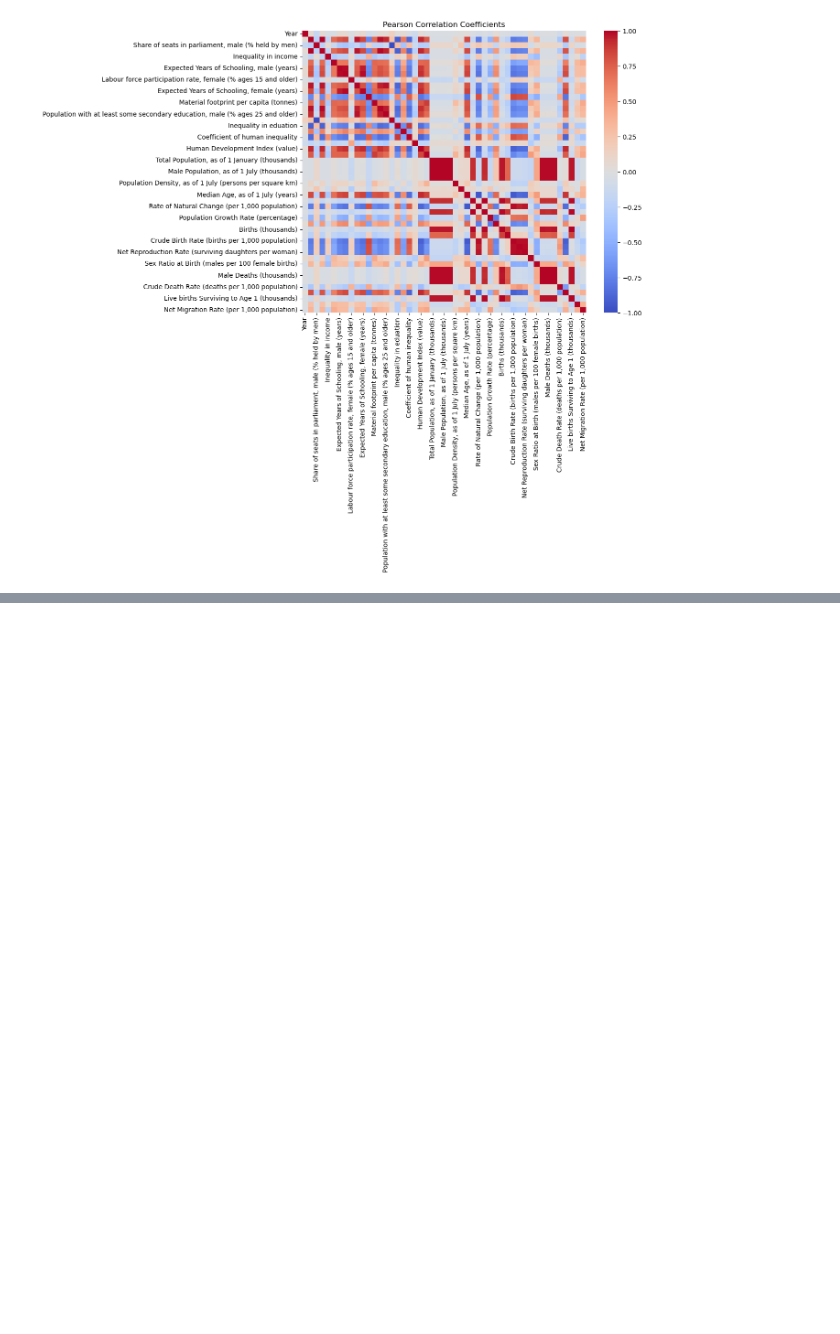
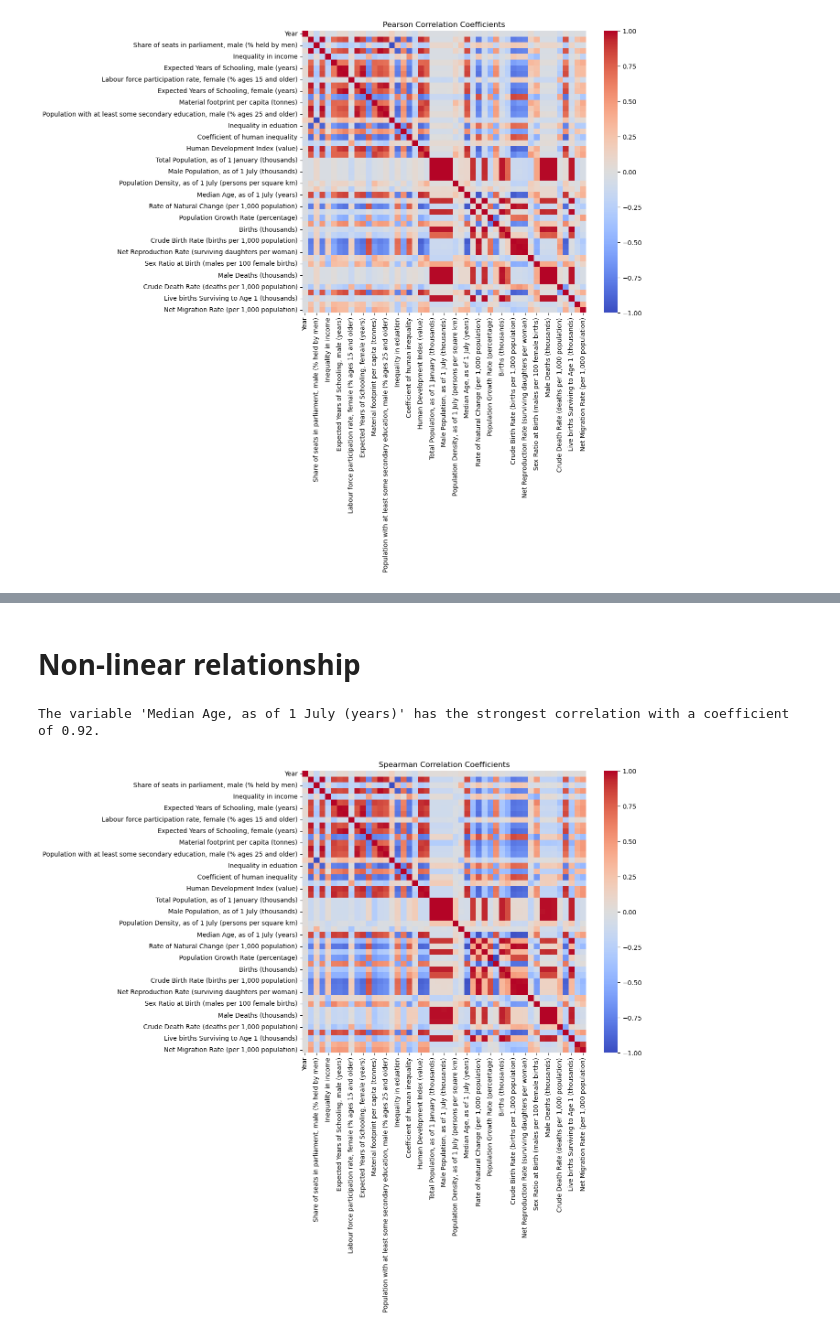
Before and after one commit to olabratt/DIT407, a Jupyter notebook: Assignment4/ola/assignment4.ipynb, the cells around one changed output, grey strips where cells are left out. Cells and saved outputs as stored; diff of their text form; code cells hidden in the pictures; blank space fills up the shorter version.

```diff
--- a/Assignment4/ola/assignment4.ipynb
+++ b/Assignment4/ola/assignment4.ipynb
@@ -51,0 +71,26 @@ The variable 'Human Development Index (value)' has the strongest correlation wit
+# %% [markdown]
+<h1>Non-linear relationship</h1>
+# %%
+
+
+# Compute Spearman correlation coefficients
+correlation_matrix_spearman = life_expectancy.corr(method='spearman')
+correlation_with_life_expectancy_spearman = correlation_matrix_spearman['Life Expectancy at Birth, both sexes (years)']
+correlation_matrix_spearman_clean = correlation_with_life_expectancy_spearman.drop(['Life Expectancy at Birth, both sexes (years)', strongest_correlation_variable])
+
+# Find the variable with the highest absolute correlation coefficient
+strongest_spearman_correlation_variable = correlation_matrix_spearman_clean.abs().idxmax()
+strongest_spearman_correlation_coefficient = correlation_matrix_spearman_clean.abs().max()
+
+
+print(f"The variable '{strongest_spearman_correlation_variable}' has the strongest correlation with a coefficient of {strongest_spearman_correlation_coefficient:.2f}.")
+
+
+# Visualize Spearman correlation coefficients
+pyplot.figure(figsize=(10, 8))
+sns.heatmap(correlation_matrix_spearman, annot=False, cmap='coolwarm')
+pyplot.title('Spearman Correlation Coefficients')
+pyplot.show()
+# %% [output]
+The variable 'Median Age, as of 1 July (years)' has the strongest correlation with a coefficient of 0.92.
+[figure, added]
```
Also changed, not shown: parts of 8 cells of this notebook.
